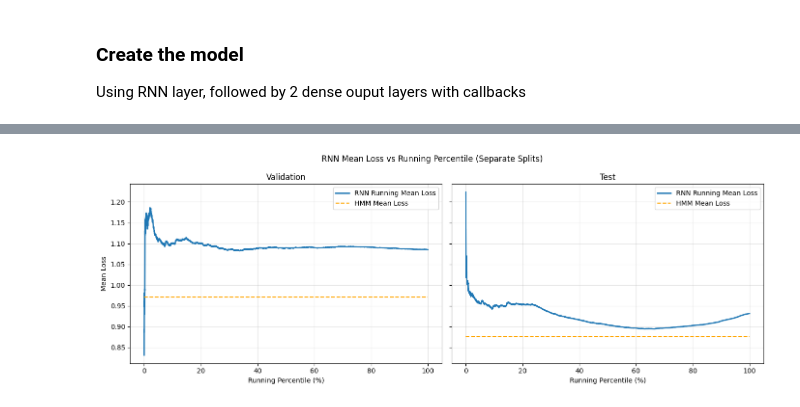
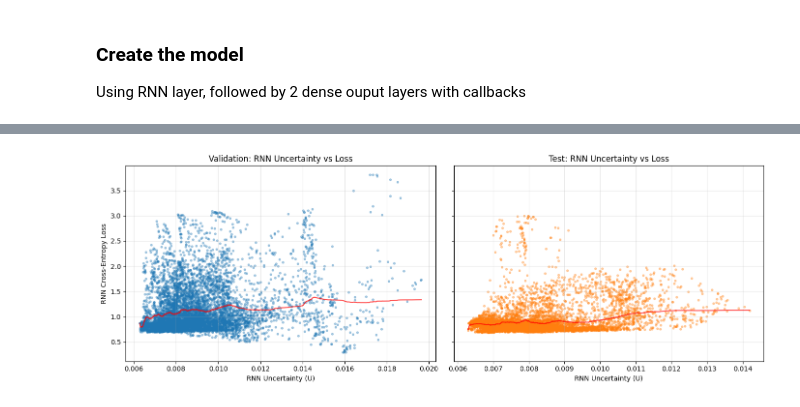
Before and after one commit to DuncanCSt/forecast_research, a Jupyter notebook: energy_price/2.5. rnn_tests.ipynb, the cells around one changed output, grey strips where cells are left out. Saved outputs shown, nothing was run; the diff lists cells and outputs as text; code cells hidden in the pictures.

```diff
--- a/energy_price/2.5. rnn_tests.ipynb
+++ b/energy_price/2.5. rnn_tests.ipynb
@@ -325,41 +360,32 @@ Epoch 90/90
-# %%
-def make_running_loss_df(rnn_loss, rnn_s, hmm_loss):
-    df = pd.DataFrame({
-        'RNN Loss': rnn_loss.flatten(),
-        'RNN S': rnn_s.flatten(),
-    }).sort_values('RNN S', ascending=False).reset_index(drop=True)
-
-    df['running_percentile'] = (np.arange(1, len(df) + 1) / len(df)) * 100
-    df['rnn_mean_loss'] = df['RNN Loss'].expanding().mean()
-    df['hmm_mean_loss'] = hmm_loss.flatten().mean()
-    return df
-
-running_loss_valid = make_running_loss_df(rnn_loss_valid, rnn_s_valid, hmm_loss_valid)
-running_loss_test = make_running_loss_df(rnn_loss_test, rnn_s_test, hmm_loss_test)
-
-fig, axes = plt.subplots(1, 2, figsize=(14, 5), sharey=True)
-
-axes[0].plot(running_loss_valid['running_percentile'], running_loss_valid['rnn_mean_loss'],
-             label='RNN Running Mean Loss', linewidth=2)
-axes[0].plot(running_loss_valid['running_percentile'], running_loss_valid['hmm_mean_loss'],
-             label='HMM Mean Loss', linestyle='--', color='orange')
-axes[0].set_title('Validation')
-axes[0].set_xlabel('Running Percentile (%)')
-axes[0].set_ylabel('Mean Loss')
-axes[0].grid(True, alpha=0.3)
-axes[0].legend()
-
-axes[1].plot(running_loss_test['running_percentile'], running_loss_test['rnn_mean_loss'],
-             label='RNN Running Mean Loss', linewidth=2)
-axes[1].plot(running_loss_test['running_percentile'], running_loss_test['hmm_mean_loss'],
-             label='HMM Mean Loss', linestyle='--', color='orange')
-axes[1].set_title('Test')
-axes[1].set_xlabel('Running Percentile (%)')
-axes[1].grid(True, alpha=0.3)
-axes[1].legend()
-
-plt.suptitle('RNN Mean Loss vs Running Percentile (Separate Splits)')
-plt.tight_layout()
-plt.show()
-# %% [output]
-[figure, removed]
+# %%
+u_valid = np.ravel(rnn_u_valid)
+loss_valid = np.ravel(rnn_loss_valid)
+valid_df = pd.DataFrame({'RNN U': u_valid, 'RNN Loss': loss_valid})
+valid_df.sort_values('RNN U', inplace=True, ascending=True)
+valid_df['loss_ewa'] = valid_df['RNN Loss'].ewm(span=1000).mean()
+
+u_test = np.ravel(rnn_u_test)
+loss_test = np.ravel(rnn_loss_test)
+test_df = pd.DataFrame({'RNN U': u_test, 'RNN Loss': loss_test})
+test_df.sort_values('RNN U', inplace=True, ascending=True)
+test_df['loss_ewa'] = test_df['RNN Loss'].ewm(span=1000).mean()
+
+fig, axes = plt.subplots(1, 2, figsize=(14, 5), sharey=True)
+
+axes[0].scatter(u_valid, loss_valid, s=8, alpha=0.35)
+axes[0].plot(valid_df['RNN U'], valid_df['loss_ewa'], color='red', alpha=0.7, label='EWMA Smoothed Loss')
+axes[0].set_title("Validation: RNN Uncertainty vs Loss")
+axes[0].set_xlabel("RNN Uncertainty (U)")
+axes[0].set_ylabel("RNN Cross-Entropy Loss")
+axes[0].grid(True, alpha=0.3)
+
+axes[1].scatter(u_test, loss_test, s=8, alpha=0.35, color="tab:orange")
+axes[1].plot(test_df['RNN U'], test_df['loss_ewa'], color='red', alpha=0.7, label='EWMA Smoothed Loss')
+axes[1].set_title("Test: RNN Uncertainty vs Loss")
+axes[1].set_xlabel("RNN Uncertainty (U)")
+axes[1].grid(True, alpha=0.3)
+
+plt.tight_layout()
+plt.show()
+# %% [output]
+[figure, added]
```
Also changed, not shown: parts of 12 cells of this notebook, 1 other file.
